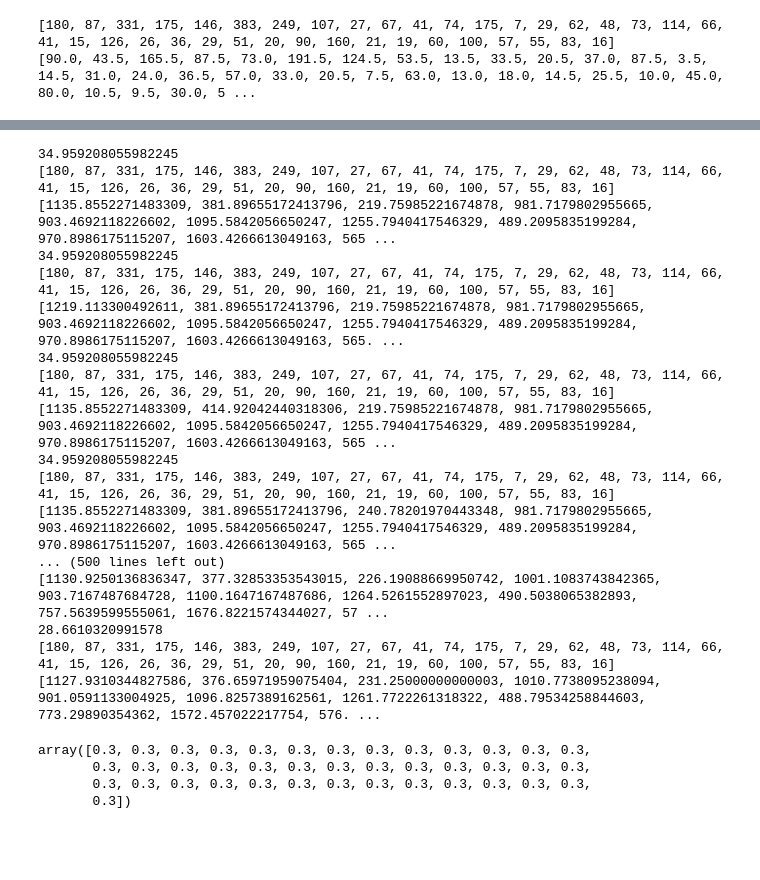
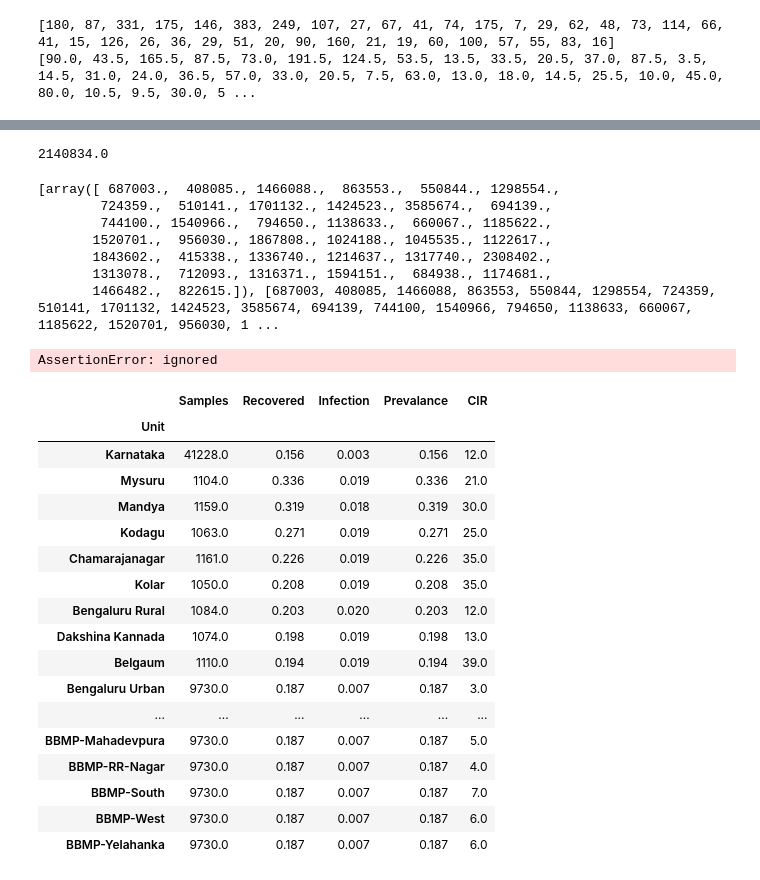
Before and after one commit to abhi1ranjan/covid19-modelling, a Jupyter notebook: covid_Project.ipynb, the cells around one changed output, grey strips where cells are left out. Cells and saved outputs as stored; diff of their text form; code cells hidden in the pictures; blank space fills up the shorter version.

```diff
--- a/covid_Project.ipynb
+++ b/covid_Project.ipynb
@@ -10,5 +10,7 @@ timeseries = pd.read_csv('COVID/timeseries.csv')
 # %%
 seroprevalanceData = pd.read_csv('COVID/seroprevalencedataNew.csv',index_col=0)
 populationData = pd.read_csv('COVID/populationNew.csv')
+populationData.set_index(['district'],inplace=True)
 TotalTestData = pd.read_csv('COVID/testsNew.csv')
 vaccinationsData = pd.read_csv('COVID/vaccinations.csv')
+sero2 = pd.read_csv('COVID/serosurvey2.csv',index_col=0)
@@ -535,0 +687,4 @@ def dummyloss(x):
+# %%
+R0[8] + S0[8]
+# %% [output]
+2140834.0
@@ -536,29 +831,39 @@ def dummyloss(x):
 # %%
-from scipy.optimize import minimize
-x0 = 0.3 * np.ones(40)
-res = minimize(dummyloss, x0, method='nelder-mead')
+from scipy.optimize import minimize,brute
+x0 = 0.6 * np.ones(40)
+x0[38]=105
+x0[39]=2.6
+res = minimize(dummyloss, x0, method='Nelder-Mead')#,bounds=bounds)
+# for index in range(38):
+#   res = brute(dummyloss,((0,1)),(index))
+#   print(res)
 # %% [output]
-34.959208055982245
-[180, 87, 331, 175, 146, 383, 249, 107, 27, 67, 41, 74, 175, 7, 29, 62, 48, 73, 114, 66, 41, 15, 126, 26, 36, 29, 51, 20, 90, 160, 21, 19, 60, 100, 57, 55, 83, 16]
-[1135.8552271483309, 381.89655172413796, 219.75985221674878, 981.7179802955665, 903.4692118226602, 1095.5842056650247, 1255.7940417546329, 489.2095835199284, 970.8986175115207, 1603.4266613049163, 565 ...
-34.959208055982245
-[180, 87, 331, 175, 146, 383, 249, 107, 27, 67, 41, 74, 175, 7, 29, 62, 48, 73, 114, 66, 41, 15, 126, 26, 36, 29, 51, 20, 90, 160, 21, 19, 60, 100, 57, 55, 83, 16]
-[1219.113300492611, 381.89655172413796, 219.75985221674878, 981.7179802955665, 903.4692118226602, 1095.5842056650247, 1255.7940417546329, 489.2095835199284, 970.8986175115207, 1603.4266613049163, 565. ...
-34.959208055982245
-[180, 87, 331, 175, 146, 383, 249, 107, 27, 67, 41, 74, 175, 7, 29, 62, 48, 73, 114, 66, 41, 15, 126, 26, 36, 29, 51, 20, 90, 160, 21, 19, 60, 100, 57, 55, 83, 16]
-[1135.8552271483309, 414.92042440318306, 219.75985221674878, 981.7179802955665, 903.4692118226602, 1095.5842056650247, 1255.7940417546329, 489.2095835199284, 970.8986175115207, 1603.4266613049163, 565 ...
-34.959208055982245
-[180, 87, 331, 175, 146, 383, 249, 107, 27, 67, 41, 74, 175, 7, 29, 62, 48, 73, 114, 66, 41, 15, 126, 26, 36, 29, 51, 20, 90, 160, 21, 19, 60, 100, 57, 55, 83, 16]
-[1135.8552271483309, 381.89655172413796, 240.78201970443348, 981.7179802955665, 903.4692118226602, 1095.5842056650247, 1255.7940417546329, 489.2095835199284, 970.8986175115207, 1603.4266613049163, 565 ...
-... (500 lines left out)
-[1130.9250136836347, 377.32853353543015, 226.19088669950742, 1001.1083743842365, 903.7167487684728, 1100.1647167487686, 1264.5261552897023, 490.5038065382893, 757.5639599555061, 1676.8221574344027, 57 ...
-28.6610320991578
-[180, 87, 331, 175, 146, 383, 249, 107, 27, 67, 41, 74, 175, 7, 29, 62, 48, 73, 114, 66, 41, 15, 126, 26, 36, 29, 51, 20, 90, 160, 21, 19, 60, 100, 57, 55, 83, 16]
-[1127.9310344827586, 376.65971959075404, 231.25000000000003, 1010.7738095238094, 901.0591133004925, 1096.8257389162561, 1261.7722261318322, 488.79534258844603, 773.29890354362, 1572.457022217754, 576. ...
+[array([ 687003.,  408085., 1466088.,  863553.,  550844., 1298554.,
+        724359.,  510141., 1701132., 1424523., 3585674.,  694139.,
+        744100., 1540966.,  794650., 1138633.,  660067., 1185622.,
+       1520701.,  956030., 1867808., 1024188., 1045535., 1122617.,
+       1843602.,  415338., 1336740., 1214637., 1317740., 2308402.,
+       1313078.,  712093., 1316371., 1594151.,  684938., 1174681.,
+       1466482.,  822615.]), [687003, 408085, 1466088, 863553, 550844, 1298554, 724359, 510141, 1701132, 1424523, 3585674, 694139, 744100, 1540966, 794650, 1138633, 660067, 1185622, 1520701, 956030, 1 ...
+AssertionError: ignored
-# %%
-res.x
-# %% [output]
-array([0.3, 0.3, 0.3, 0.3, 0.3, 0.3, 0.3, 0.3, 0.3, 0.3, 0.3, 0.3, 0.3,
-       0.3, 0.3, 0.3, 0.3, 0.3, 0.3, 0.3, 0.3, 0.3, 0.3, 0.3, 0.3, 0.3,
-       0.3, 0.3, 0.3, 0.3, 0.3, 0.3, 0.3, 0.3, 0.3, 0.3, 0.3, 0.3, 0.3,
-       0.3])
+# %%
+sero2
+# %% [output]
+|  | Samples | Recovered | Infection | Prevalance | CIR |
+| Unit |  |  |  |  |  |
+| Karnataka | 41228.0 | 0.156 | 0.003 | 0.156 | 12.0 |
+| Mysuru | 1104.0 | 0.336 | 0.019 | 0.336 | 21.0 |
+| Mandya | 1159.0 | 0.319 | 0.018 | 0.319 | 30.0 |
+| Kodagu | 1063.0 | 0.271 | 0.019 | 0.271 | 25.0 |
+| Chamarajanagar | 1161.0 | 0.226 | 0.019 | 0.226 | 35.0 |
+| Kolar | 1050.0 | 0.208 | 0.019 | 0.208 | 35.0 |
+| Bengaluru Rural | 1084.0 | 0.203 | 0.020 | 0.203 | 12.0 |
+| Dakshina Kannada | 1074.0 | 0.198 | 0.019 | 0.198 | 13.0 |
+| Belgaum | 1110.0 | 0.194 | 0.019 | 0.194 | 39.0 |
+| Bengaluru Urban | 9730.0 | 0.187 | 0.007 | 0.187 | 3.0 |
+| ... | ... | ... | ... | ... | ... |
+| BBMP-Mahadevpura | 9730.0 | 0.187 | 0.007 | 0.187 | 5.0 |
+| BBMP-RR-Nagar | 9730.0 | 0.187 | 0.007 | 0.187 | 4.0 |
+| BBMP-South | 9730.0 | 0.187 | 0.007 | 0.187 | 7.0 |
+| BBMP-West | 9730.0 | 0.187 | 0.007 | 0.187 | 6.0 |
+| BBMP-Yelahanka | 9730.0 | 0.187 | 0.007 | 0.187 | 6.0 |
```
Also changed, not shown: parts of 32 cells of this notebook.
